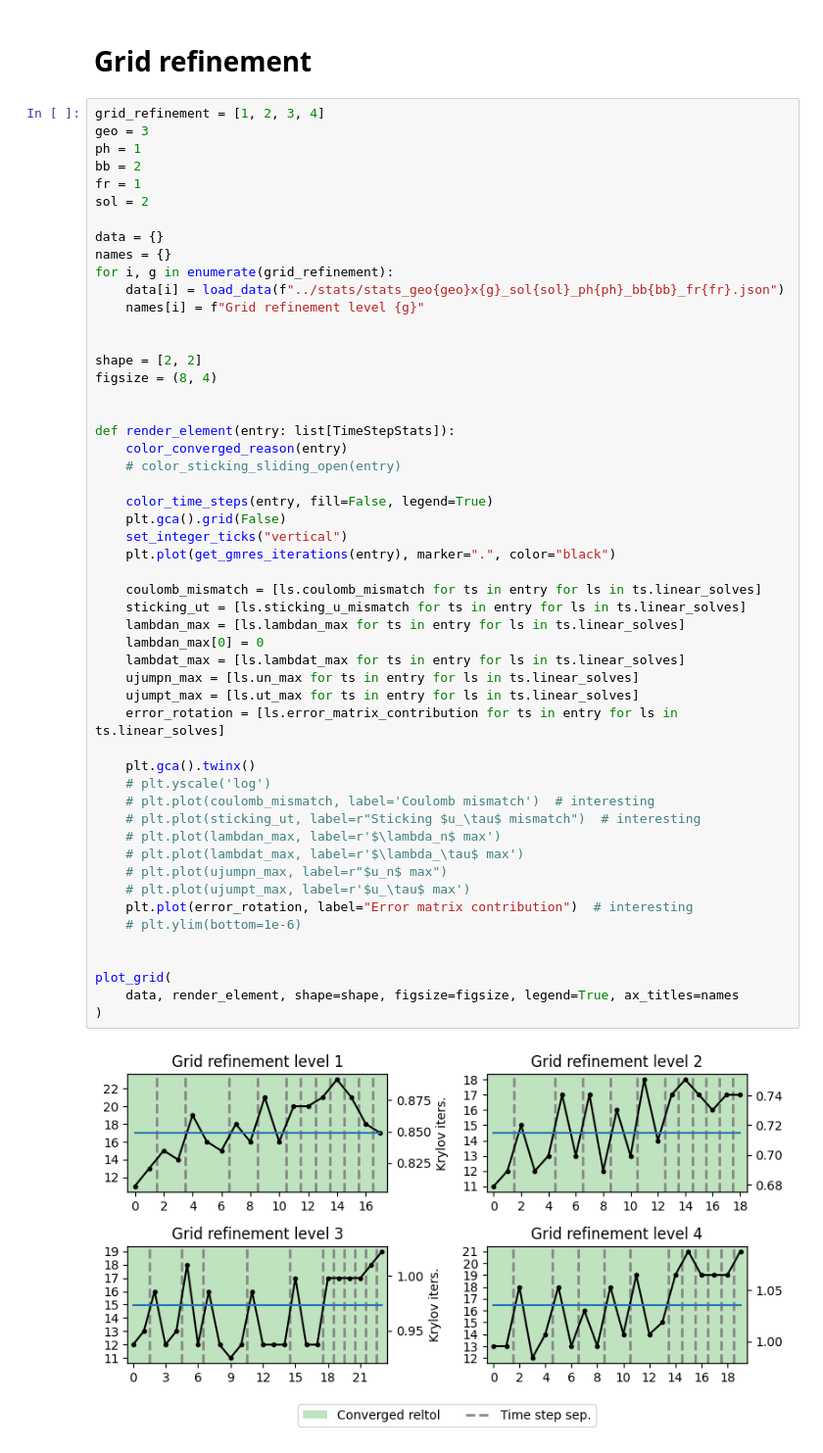
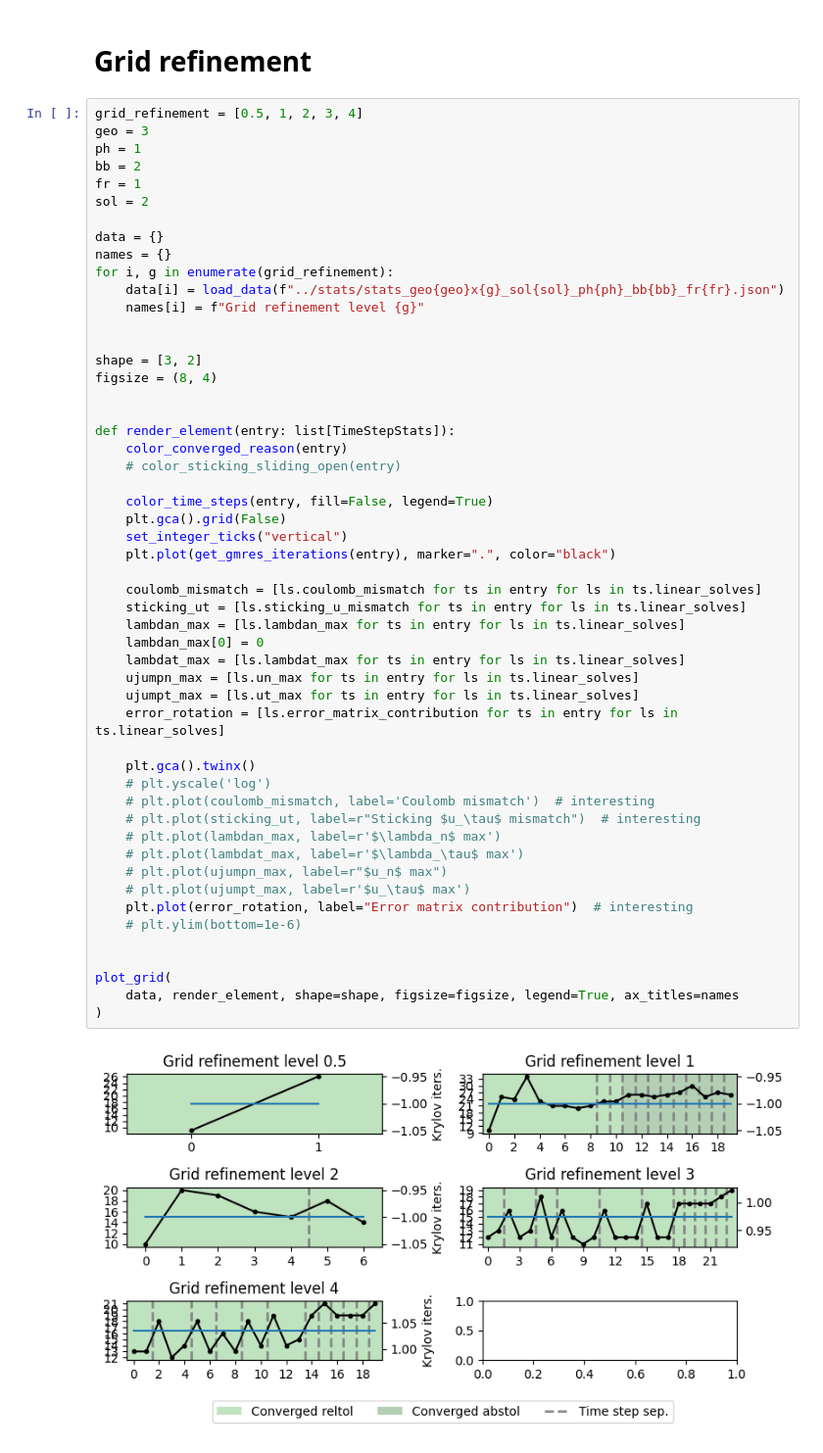
Before and after one commit to pmgbergen/FTHM-Solver, a Jupyter notebook: experiments/experiment3_results.ipynb, the cells around one changed output. Shown at 98% size. Cells and saved outputs as stored; diff of their text form.

```diff
--- a/experiments/experiment3_results.ipynb
+++ b/experiments/experiment3_results.ipynb
@@ -8,7 +8,7 @@ import porepy as pp
 # %% [markdown]
 # Grid refinement
 # %%
-grid_refinement = [1, 2, 3, 4]
+grid_refinement = [0.5, 1, 2, 3, 4]
 geo = 3
 ph = 1
 bb = 2
@@ -22,7 +22,7 @@ for i, g in enumerate(grid_refinement):
     names[i] = f"Grid refinement level {g}"
 
 
-shape = [2, 2]
+shape = [3, 2]
 figsize = (8, 4)
 
 
@@ -33,34 +33,34 @@ def render_element(entry: list[TimeStepStats]):
     color_time_steps(entry, fill=False, legend=True)
     plt.gca().grid(False)
     set_integer_ticks("vertical")
     plt.plot(get_gmres_iterations(entry), marker=".", color="black")
 
     coulomb_mismatch = [ls.coulomb_mismatch for ts in entry for ls in ts.linear_solves]
     sticking_ut = [ls.sticking_u_mismatch for ts in entry for ls in ts.linear_solves]
     lambdan_max = [ls.lambdan_max for ts in entry for ls in ts.linear_solves]
     lambdan_max[0] = 0
     lambdat_max = [ls.lambdat_max for ts in entry for ls in ts.linear_solves]
     ujumpn_max = [ls.un_max for ts in entry for ls in ts.linear_solves]
     ujumpt_max = [ls.ut_max for ts in entry for ls in ts.linear_solves]
     error_rotation = [ls.error_matrix_contribution for ts in entry for ls in ts.linear_solves]
 
     plt.gca().twinx()
     # plt.yscale('log')
     # plt.plot(coulomb_mismatch, label='Coulomb mismatch')  # interesting
     # plt.plot(sticking_ut, label=r"Sticking $u_\tau$ mismatch")  # interesting
     # plt.plot(lambdan_max, label=r'$\lambda_n$ max')
     # plt.plot(lambdat_max, label=r'$\lambda_\tau$ max')
     # plt.plot(ujumpn_max, label=r"$u_n$ max")
     # plt.plot(ujumpt_max, label=r'$u_\tau$ max')
     plt.plot(error_rotation, label="Error matrix contribution")  # interesting
     # plt.ylim(bottom=1e-6)
 
 
 plot_grid(
     data, render_element, shape=shape, figsize=figsize, legend=True, ax_titles=names
 )
 # %% [output]
-[figure, old version]
+[figure, new version]
 # %%
 def render_element(i: int, entry: Sequence[TimeStepStats]):
     st, sl, op = get_num_sticking_sliding_open(entry)
```
Also changed, not shown: parts of 3 cells of this notebook, 23 other files.
